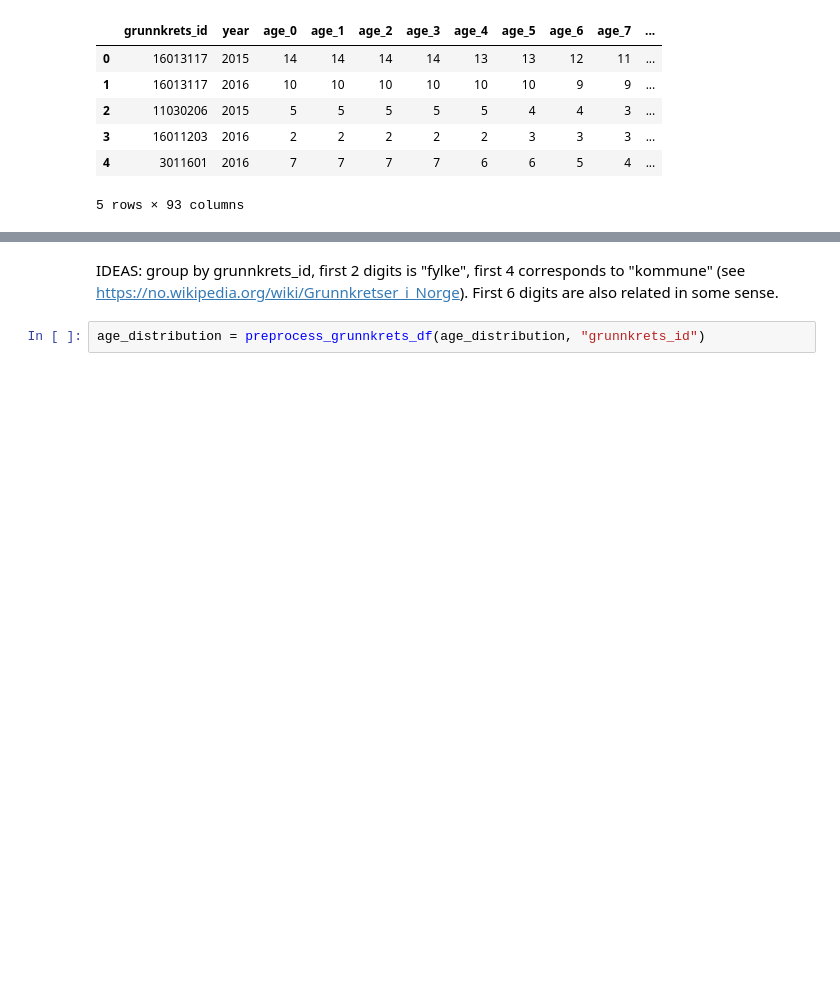
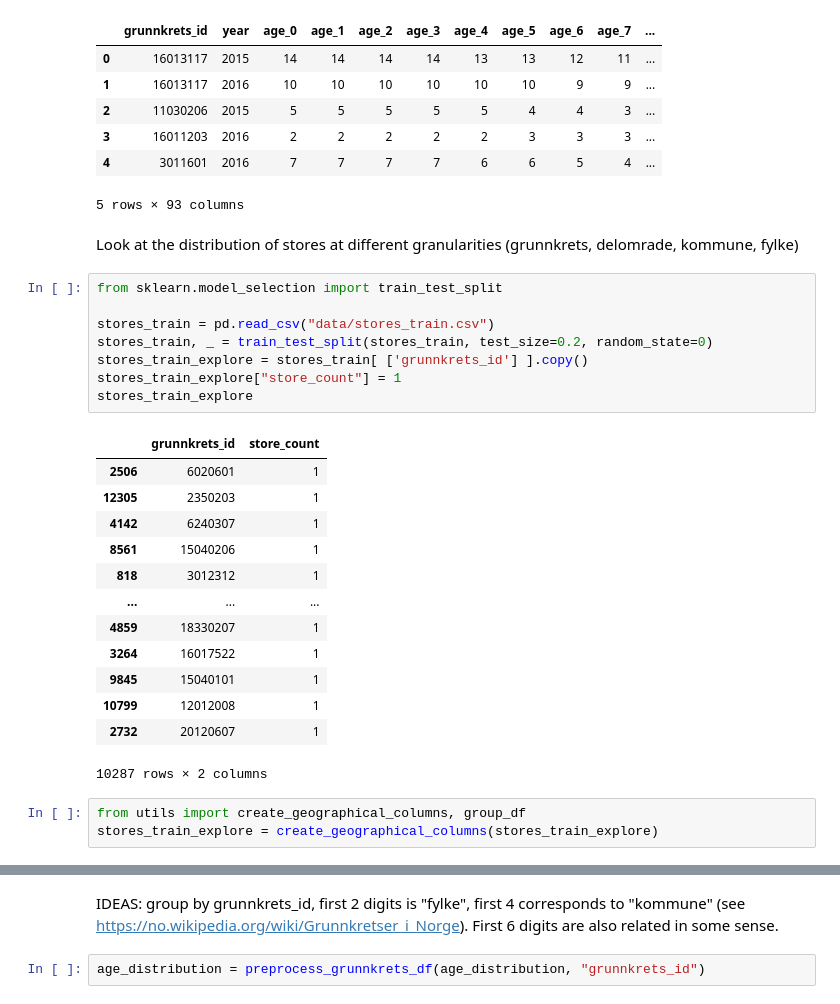
Before and after one commit to halvorlinder/TDT4173-Machine-Learning, a Jupyter notebook: grunnkrets.ipynb, the cells around one changed output, grey strips where cells are left out. Cells and saved outputs as stored; diff of their text form; blank space fills up the shorter version.

```diff
--- a/grunnkrets.ipynb
+++ b/grunnkrets.ipynb
@@ -29,3 +29,30 @@ age_distribution.head()
 | 3 | 16011203 | 2016 | 2 | 2 | 2 | 2 | 2 | 3 | 3 | 3 | ... |
 | 4 | 3011601 | 2016 | 7 | 7 | 7 | 7 | 6 | 6 | 5 | 4 | ... |
 5 rows × 93 columns
+# %% [markdown]
+Look at the distribution of stores at different granularities (grunnkrets, delomrade, kommune, fylke)
+# %%
+from sklearn.model_selection import train_test_split
+
+stores_train = pd.read_csv("data/stores_train.csv")
+stores_train, _ = train_test_split(stores_train, test_size=0.2, random_state=0)
+stores_train_explore = stores_train[ ['grunnkrets_id'] ].copy()
+stores_train_explore["store_count"] = 1
+stores_train_explore
+# %% [output]
+|  | grunnkrets_id | store_count |
+| 2506 | 6020601 | 1 |
+| 12305 | 2350203 | 1 |
+| 4142 | 6240307 | 1 |
+| 8561 | 15040206 | 1 |
+| 818 | 3012312 | 1 |
+| ... | ... | ... |
+| 4859 | 18330207 | 1 |
+| 3264 | 16017522 | 1 |
+| 9845 | 15040101 | 1 |
+| 10799 | 12012008 | 1 |
+| 2732 | 20120607 | 1 |
+10287 rows × 2 columns
+# %%
+from utils import create_geographical_columns, group_df
+stores_train_explore = create_geographical_columns(stores_train_explore)
```
Also changed, not shown: parts of 11 cells of this notebook, 2 other files.
